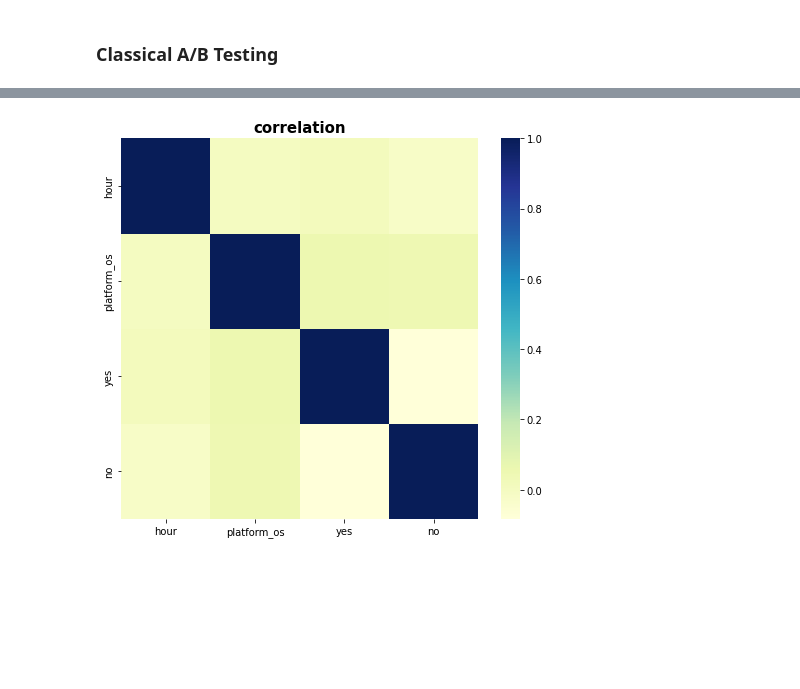
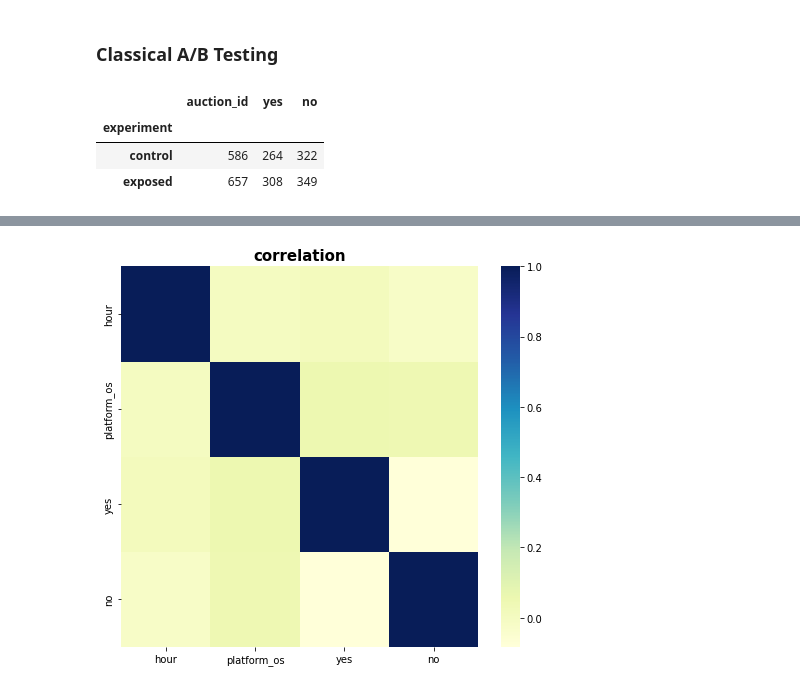
Before and after one commit to TenAcademy/A_B-Hypothesis-Testing, a Jupyter notebook: notebooks/classical_abtest.ipynb, the cells around one changed output, grey strips where cells are left out. Cells and saved outputs as stored; diff of their text form; code cells hidden in the pictures; blank space fills up the shorter version.

```diff
--- a/notebooks/classical_abtest.ipynb
+++ b/notebooks/classical_abtest.ipynb
@@ -30,3 +30,11 @@ df.head()
 | 4 | 001a7785-d3fe-4e11-a344-c8735acacc2c | control | 2020-07-03 | 15 | Generic Smartphone | 6 | Chrome Mobile | 0 | 0 |
 # %% [markdown]
 ### Classical A/B Testing
+# %%
+responsive_users= cleaner.drop_unresponsive(df)
+responsive_users.groupby('experiment').agg({'auction_id':'count','yes':'sum','no':'sum'})
+# %% [output]
+|  | auction_id | yes | no |
+| experiment |  |  |  |
+| control | 586 | 264 | 322 |
+| exposed | 657 | 308 | 349 |
```
Also changed, not shown: parts of 5 cells of this notebook.
